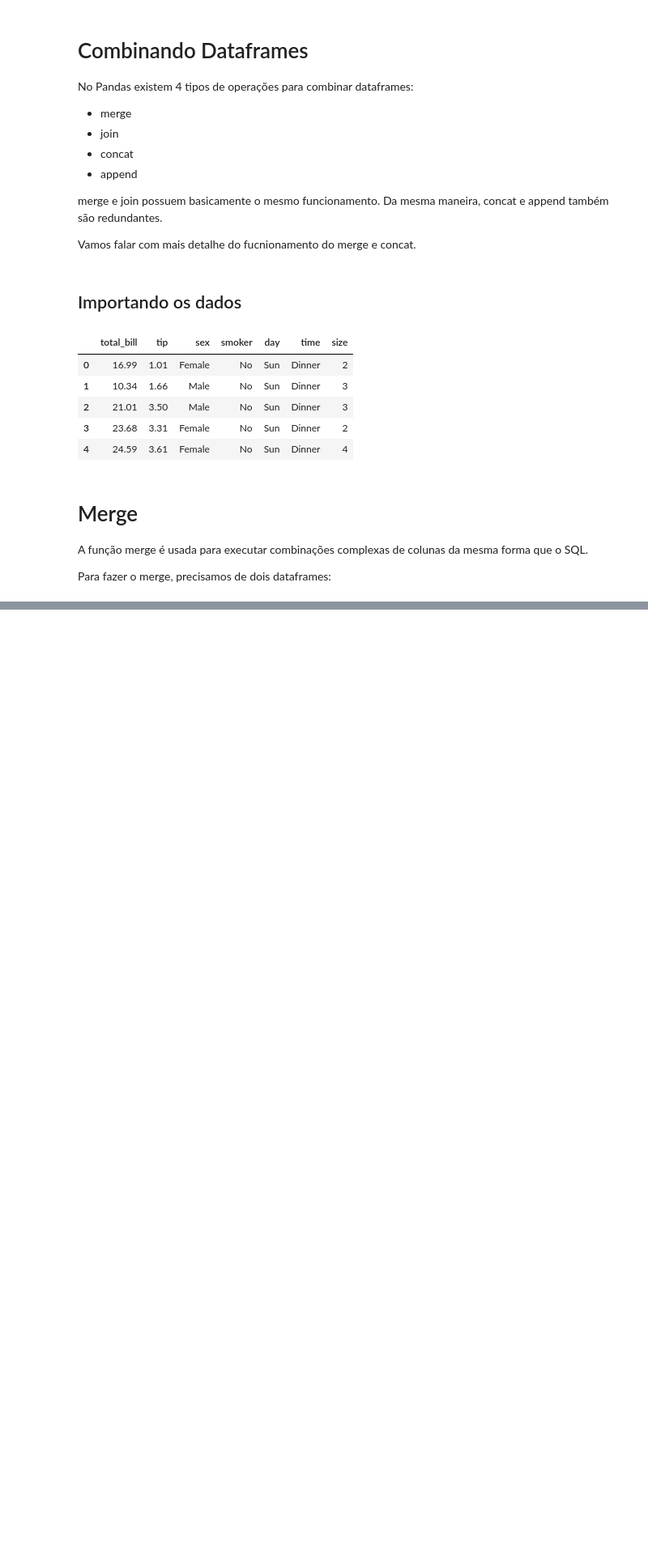
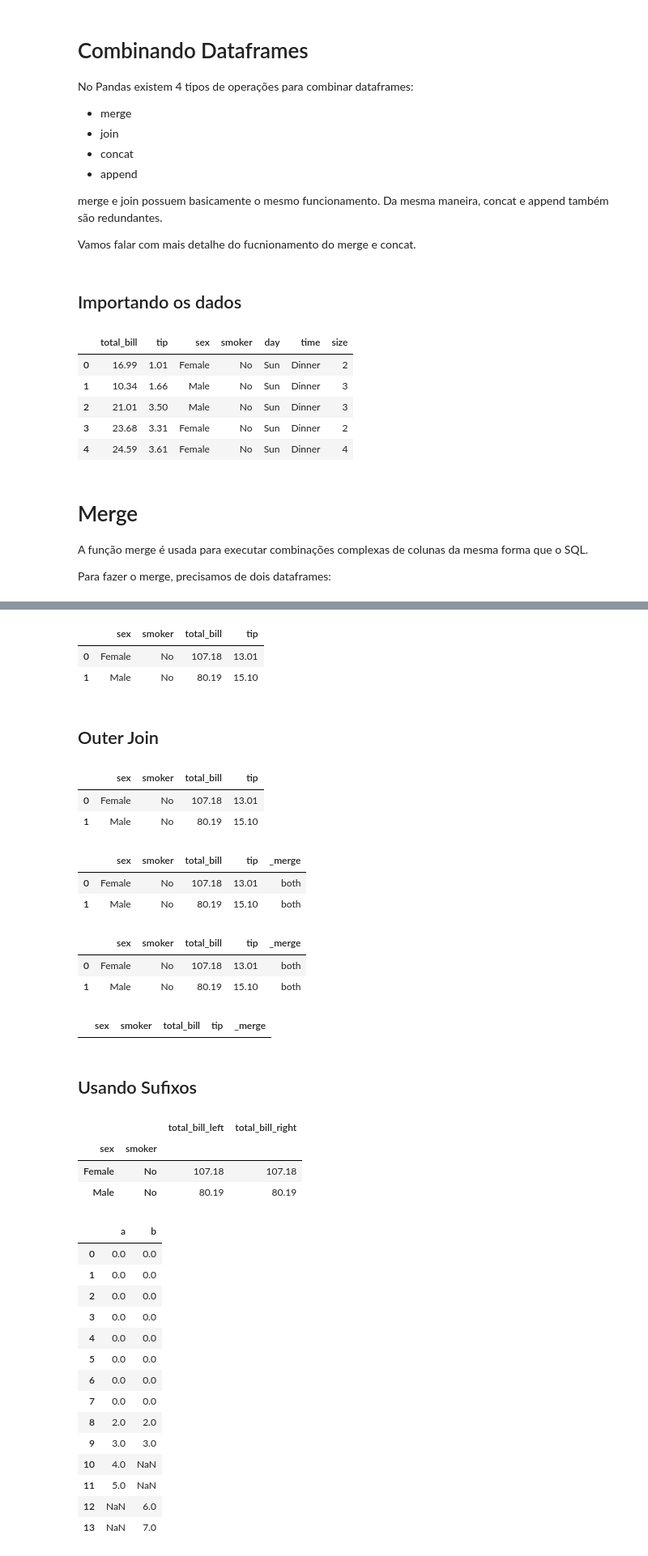
Before and after one commit to romulovieira777/Business_Analytics, a Jupyter notebook: Modulo_01_Programacao_para_Analise_de_Dados/Codigo_Python/13_Manipulacao_de_Dados_com_Pandas_Parte_03.ipynb, the cells around one changed output, grey strips where cells are left out. Shown at 81% size. Drawn from its saved outputs; the diff is of its cells as text; code cells hidden in the pictures; blank space fills up the shorter version.

```diff
--- a/Modulo_01_Programacao_para_Analise_de_Dados/Codigo_Python/13_Manipulacao_de_Dados_com_Pandas_Parte_03.ipynb
+++ b/Modulo_01_Programacao_para_Analise_de_Dados/Codigo_Python/13_Manipulacao_de_Dados_com_Pandas_Parte_03.ipynb
@@ -405,0 +492,62 @@ Ao executar o comando abaixo, podemos ver o que o merge tem diversos parâmetros
+# %%
+pd.merge(bills.reset_index().tail(3), tips.reset_index().head(2), on=["sex", "smoker"], how="inner")
+# %% [output]
+|  | sex | smoker | total_bill | tip |
+| 0 | Female | No | 107.18 | 13.01 |
+| 1 | Male | No | 80.19 | 15.10 |
+# %% [markdown]
+## Outer Join
+# %%
+pd.merge(bills.reset_index().tail(3), tips.reset_index().head(2), on=["sex", "smoker"], how="outer")
+# %% [output]
+|  | sex | smoker | total_bill | tip |
+| 0 | Female | No | 107.18 | 13.01 |
+| 1 | Male | No | 80.19 | 15.10 |
+# %%
+pd.merge(bills.reset_index().tail(3), tips.reset_index().head(2), on=["sex", "smoker"], how="outer", indicator=True)
+# %% [output]
+|  | sex | smoker | total_bill | tip | _merge |
+| 0 | Female | No | 107.18 | 13.01 | both |
+| 1 | Male | No | 80.19 | 15.10 | both |
+# %%
+aux = pd.merge(bills.reset_index().tail(3), tips.reset_index().head(2), on=["sex", "smoker"], how="outer", indicator=True)
+
+aux
+# %% [output]
+|  | sex | smoker | total_bill | tip | _merge |
+| 0 | Female | No | 107.18 | 13.01 | both |
+| 1 | Male | No | 80.19 | 15.10 | both |
+# %%
+aux.loc[aux["_merge"] == "left_only"]
+# %% [output]
+|  | sex | smoker | total_bill | tip | _merge |
+# %% [markdown]
+## Usando Sufixos
+# %%
+pd.merge(left=bills, right=bills, right_index=True, left_index=True, suffixes=("_left", "_right"))
+# %% [output]
+|  |  | total_bill_left | total_bill_right |
+| sex | smoker |  |  |
+| Female | No | 107.18 | 107.18 |
+| Male | No | 80.19 | 80.19 |
+# %%
+left = pd.DataFrame({"a":[0, 0, 0, 0, 2, 3, 4, 5]})
+right = pd.DataFrame({"b":[0, 0, 2, 3, 6, 7]})
+
+pd.merge(left=left, right=right, left_on="a", right_on="b", how="outer")
+# %% [output]
+|  | a | b |
+| 0 | 0.0 | 0.0 |
+| 1 | 0.0 | 0.0 |
+| 2 | 0.0 | 0.0 |
+| 3 | 0.0 | 0.0 |
+| 4 | 0.0 | 0.0 |
+| 5 | 0.0 | 0.0 |
+| 6 | 0.0 | 0.0 |
+| 7 | 0.0 | 0.0 |
+| 8 | 2.0 | 2.0 |
+| 9 | 3.0 | 3.0 |
+| 10 | 4.0 | NaN |
+| 11 | 5.0 | NaN |
+| 12 | NaN | 6.0 |
+| 13 | NaN | 7.0 |
```
Also changed, not shown: parts of 42 cells of this notebook, 2 other files.
